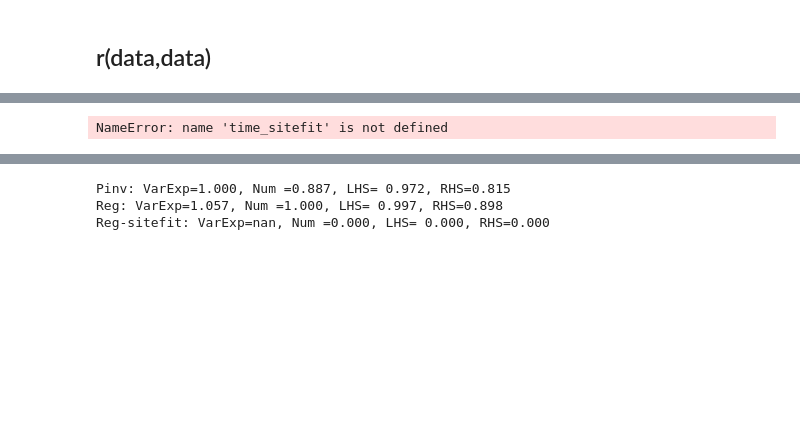
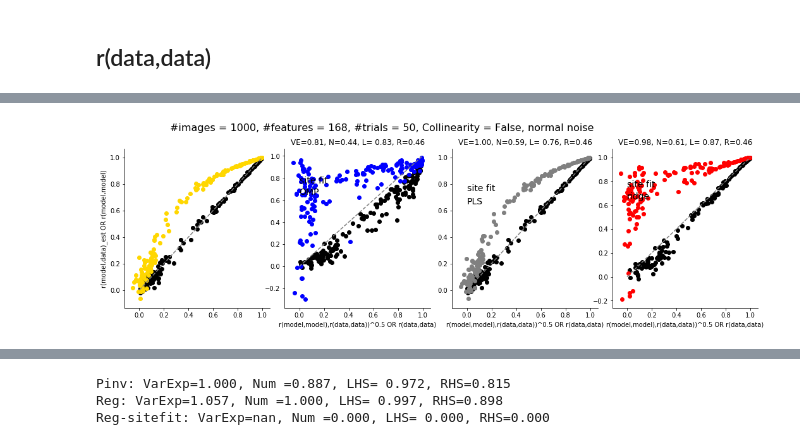
Before and after one commit to issalab/Mapping, a Jupyter notebook: Unit test.ipynb, the cells around one changed output, grey strips where cells are left out. Drawn from its saved outputs; the diff is of its cells as text; code cells hidden in the pictures; blank space fills up the shorter version.

Commit message:
Mapping Synthetic data, plots in ipynb

```diff
--- a/Unit test.ipynb
+++ b/Unit test.ipynb
@@ -9,7 +9,7 @@ elif host == 'Mac':
     resultdir ='/Users/tahereh/Documents/Results/'
 
 elif host == 'SYNPAI':
-    resultdir = '/home/tahereh/Documents/Research/Results/Neural-Dynamics/'
+    resultdir = '/home/tahereh/Documents/Research/Results/Mapping_unit_test/'
 # %%
 import pickle
 import time
@@ -21,0 +20,13 @@ ImportError: No module named 'h2o4gpu'
+# %%
+ni, nf, nt = 1000, 168, 50
+reg_methods = ['OMP', 'PLS', 'ridge']
+noise_dist, Collinearity, various_unit_stds, spearman_brown, noisy_map  = 'normal', False, True, False, False
+
+file = open(resultdir+'unit_test_%s_ni%d_nf%d_nt%d_collinearity%s_%s_SB%s_VariousSd%s_noisymap%s.pickle' % (
+    reg_methods, ni, nf, nt, Collinearity, noise_dist, spearman_brown, various_unit_stds, noisy_map), 'rb')
+
+data_list = pickle.load(file)
+file.close()
+r12,r11,r22,r12_reg,r11_reg,r22_reg,r12_reg_sitfit,r11_reg_sitfit,r22_reg_sitfit = data_list
+
+_
@@ -125,4 +84,42 @@ ImportError: No module named 'h2o4gpu'
-# %%
-print(time_popfit, time_sitefit)
-# %% [output]
-NameError: name 'time_sitefit' is not defined
+# %%
+fig = plt.figure(figsize=[16, 5])
+ax0 = fig.add_axes([0.1, 0.11, 0.2, 0.70])
+ax1 = fig.add_axes([0.32, 0.11, 0.2, 0.70])
+ax2 = fig.add_axes([0.55, 0.11, 0.2, 0.70])
+ax3 = fig.add_axes([0.77, 0.11, 0.2, 0.70])
+
+ax0.scatter(np.sqrt(r11.mean(1)*r22.mean(1)), r12.mean(1), color='k', label='Nom. vs. Denom.')
+ax0.scatter(r22.mean(1), r11.mean(1), color='gold', label='LHS vs. RHS')
+ax0.plot([0, 1], [0, 1], ls='--', color='gray')
+ax0.spines['right'].set_visible(False)
+ax0.spines['top'].set_visible(False)
+
+
+for iax, ax in enumerate([ax1, ax2, ax3]):
+    ax.scatter(np.sqrt(r11_reg_sitfit[:,iax]*r22_reg_sitfit[:,iax]), r12_reg_sitfit[:,iax], color='k',
+                    label='Nom. vs. Denom.')
+    ax.scatter(r22_reg_sitfit[:,iax], r11_reg_sitfit[:,iax], color=colors[iax], label='LHS vs. RHS')
+    ax.plot([0, 1], [0, 1], ls='--', color='gray')
+
+    VE = np.nanmedian(r12_reg_sitfit[:,iax]/np.sqrt(r11_reg_sitfit[:, iax]*r22_reg_sitfit[:, iax]))
+    N = np.median(r12_reg_sitfit[:, iax])
+    L = np.median(r11_reg_sitfit[:, iax])
+    R = np.median(r22_reg_sitfit[:, iax])
+    ax.set_title('VE=%.2f, N=%.2f, L= %.2f, R=%0.2f'%(VE, N, L, R))
+    ax.text(0.0,0.65,'%s'%reg_methods[iax], fontsize=14)
+    ax.text(0.0,0.75,'site fit', fontsize=14)
+    ax.set_xlabel('r(model,model),r(data,data))^0.5 OR r(data,data)')
+    ax.spines['right'].set_visible(False)
+    ax.spines['top'].set_visible(False)
+
+    ax.yaxis.set_ticks_position('left')
+    ax.xaxis.set_ticks_position('bottom')
+
+ax0.set_ylabel('r(model,data)_est OR r(model,model)')
+ax0.text(0.25, 1.2, '#images = %d, #features = %d, #trials = %d, Collinearity = %s, %s noise'%(ni, nf, nt, Collinearity,noise_dist), fontsize=16)
+
+
+fig.savefig(resultdir+'unit_test_sitfit_ni%d_nf%d_nt%d_Collin%s_%s_SB%s_%s.png'%(ni, nf, nt, Collinearity, noise_dist, spearman_brown, noisy_map), dpi=300)
+fig.savefig(resultdir+'unit_test_sitfit_ni%d_nf%d_nt%d_Collin%s_%s_SB%s_%s.pdf'%(ni, nf, nt, Collinearity, noise_dist, spearman_brown, noisy_map), dpi=300)
+# %% [output]
+[figure, added]
```
Also changed, not shown: parts of 7 cells of this notebook, 2 other files.
